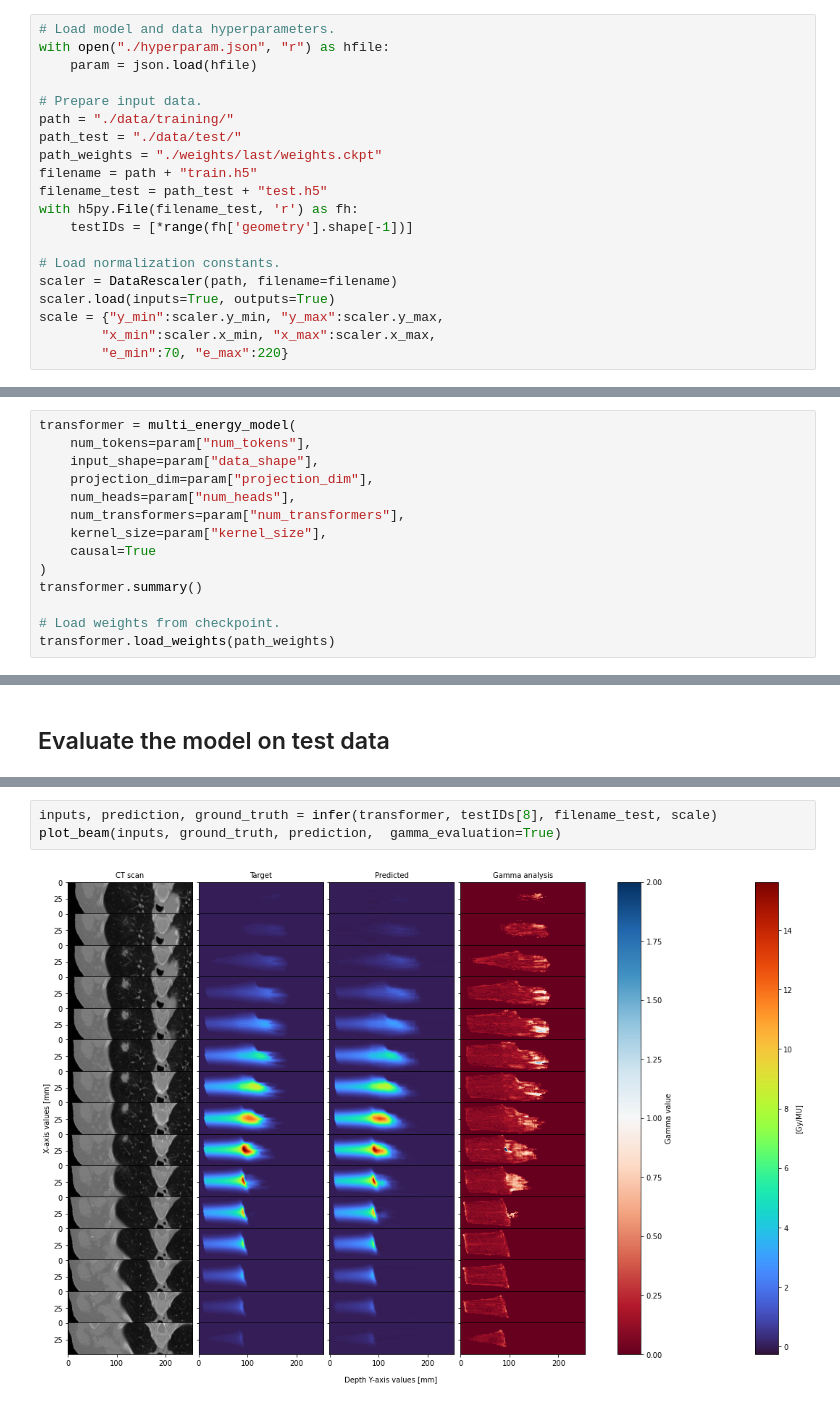
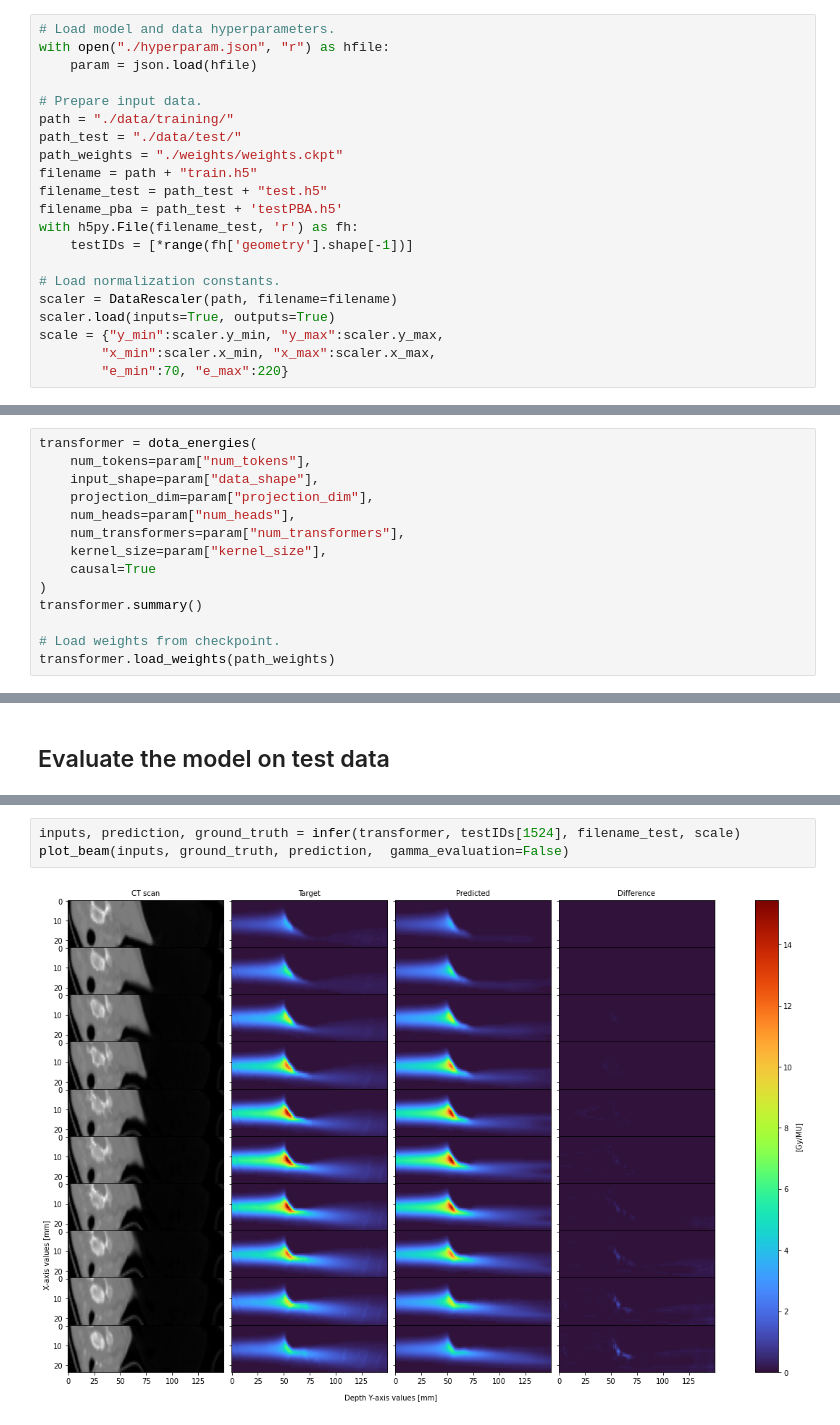
Before and after one commit to opaserr/dota, a Jupyter notebook: eval_dota.ipynb, the cells around one changed output, grey strips where cells are left out. Saved outputs shown, nothing was run; the diff lists cells and outputs as text.

Commit message:
plan evaluation and training fixes

```diff
--- a/eval_dota.ipynb
+++ b/eval_dota.ipynb
@@ -25,9 +27,10 @@ with open("./hyperparam.json", "r") as hfile:
 # Prepare input data.
 path = "./data/training/"
 path_test = "./data/test/"
-path_weights = "./weights/last/weights.ckpt"
+path_weights = "./weights/weights.ckpt"
 filename = path + "train.h5"
 filename_test = path_test + "test.h5"
+filename_pba = path_test + 'testPBA.h5'
 with h5py.File(filename_test, 'r') as fh:
     testIDs = [*range(fh['geometry'].shape[-1])]
 
@@ -40,7 +43,7 @@ scale = {"y_min":scaler.y_min, "y_max":scaler.y_max,
 # %% [markdown]
 ## Define and train the transformer
 # %%
-transformer = multi_energy_model(
+transformer = dota_energies(
     num_tokens=param["num_tokens"],
     input_shape=param["data_shape"],
     projection_dim=param["projection_dim"],
@@ -58,6 +108,6 @@ transformer.load_weights(path_weights)
 # %%
-inputs, prediction, ground_truth = infer(transformer, testIDs[8], filename_test, scale)
-plot_beam(inputs, ground_truth, prediction,  gamma_evaluation=True)
+inputs, prediction, ground_truth = infer(transformer, testIDs[1524], filename_test, scale)
+plot_beam(inputs, ground_truth, prediction,  gamma_evaluation=False)
 # %% [output]
-[figure, old version]
+[figure, new version]
 # %%
```
Also changed, not shown: parts of 9 cells of this notebook, 13 other files.
